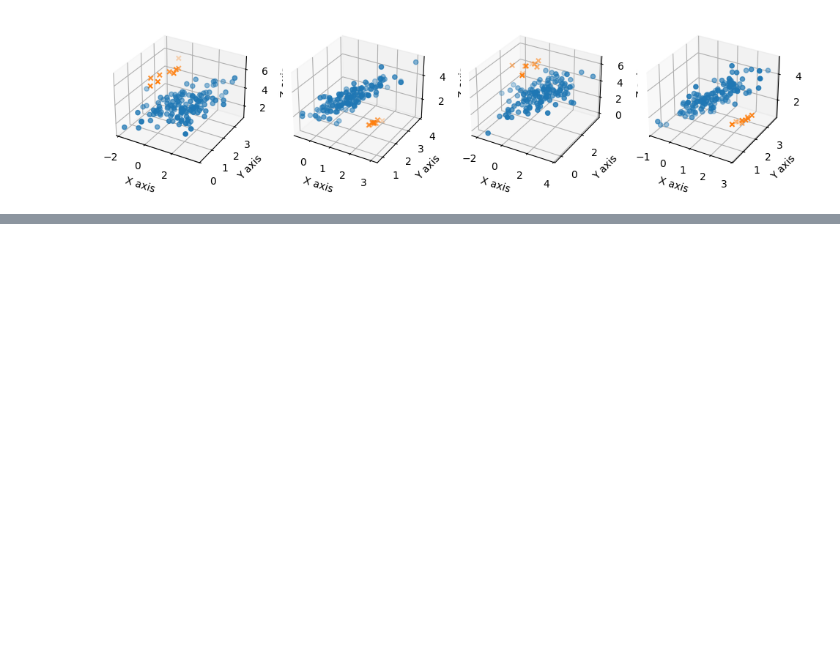
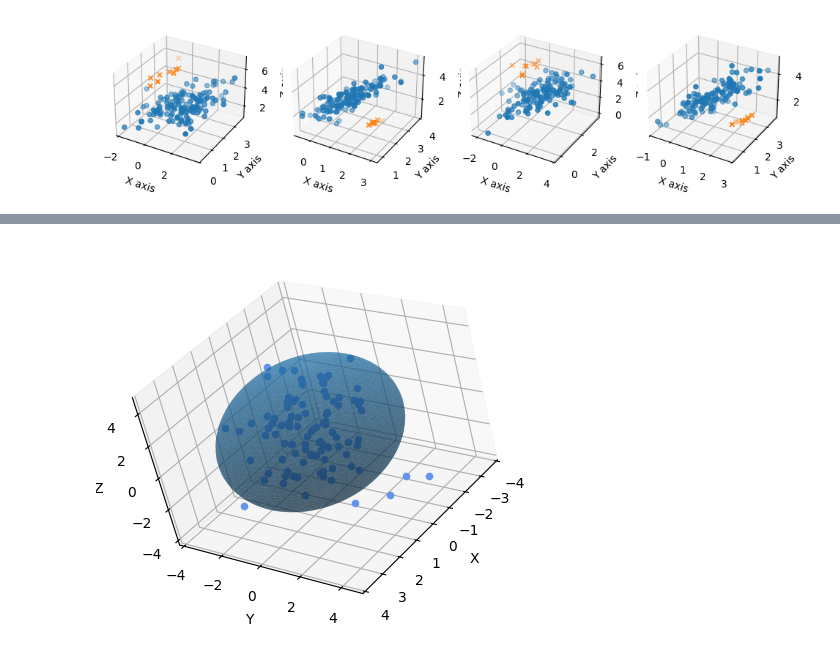
Before and after one commit to ananya-k15/data-depth, a Jupyter notebook: data_depth.ipynb, the cells around one changed output, grey strips where cells are left out. Saved outputs shown, nothing was run; the diff lists cells and outputs as text; code cells hidden in the pictures; blank space fills up the shorter version.

```diff
--- a/data_depth.ipynb
+++ b/data_depth.ipynb
@@ -311 +425,85 @@ def plot_convex_hull(ax, points, all, view=[30, 45, 15]) :
+# %%
+def plot_ellipsoid(points, all, ax=None, n_std=1.0, view=[30, 45, 15]):
+    """
+    Plots an ellipsoid for the given points.
+
+    Parameters:
+    - points: A numpy array or pandas DataFrame with shape (n, 3)
+    - ax: A matplotlib 3D axis object. If None, one will be created.
+    - n_std: Number of standard deviations to scale the ellipsoid.
+    - kwargs: Additional keyword arguments for the ellipsoid surface plot.
+
+    Returns:
+    - ax: The matplotlib 3D axis with the ellipsoid plot.
+    """
+    if isinstance(points, pd.DataFrame):
+        points = points.values
+
+    # Calculate the mean (center) of the points
+    center = np.mean(points, axis=0)
+
+    # Calculate the covariance matrix of the points
+    cov_matrix = np.cov(points, rowvar=False)
+    inv_cov_matrix = np.linalg.inv(cov_matrix)
+
+    # Get the eigenvalues and eigenvectors
+    eigenvalues, eigenvectors = eigh(cov_matrix)
+
+    # Create a grid for the ellipsoid
+    u = np.linspace(0, 2 * np.pi, 100)
+    v = np.linspace(0, np.pi, 100)
+    x = np.outer(np.cos(u), np.sin(v))
+    y = np.outer(np.sin(u), np.sin(v))
+    z = np.outer(np.ones_like(u), np.cos(v))
+
+    # Stack the grid into (3, 10000) shape
+    sphere_points = np.stack((x, y, z), axis=0).reshape(3, -1)
+
+    # Calculate Mahalanobis distance for the points
+    diff = points - center
+    mahalanobis_distances = np.sqrt(np.sum((diff @ inv_cov_matrix) * diff, axis=1))
+    max_distance = np.max(mahalanobis_distances)
+
+    # Scale the ellipsoid axes
+    radii = n_std * max_distance
+
+    # print(eigenvectors)
+    # print(np.diag([radii, radii, radii]))
+
+    # Apply the scaling and rotation
+    ellipsoid_points = np.dot(eigenvectors, np.diag([radii, radii, radii])).dot(sphere_points)
+
+    # Reshape back to (3, 100, 100)
+    x_ellipsoid = ellipsoid_points[0].reshape(x.shape) + center[0]
+    y_ellipsoid = ellipsoid_points[1].reshape(y.shape) + center[1]
+    z_ellipsoid = ellipsoid_points[2].reshape(z.shape) + center[2]
+
+    # Plot the ellipsoid
+    if ax is None:
+        fig = plt.figure()
+        ax = fig.add_subplot(111, projection='3d')
+
+    # Plot construction
+    ax.view_init(elev=view[0], azim=view[1], roll=view[2])
+
+    ax.plot_surface(x_ellipsoid, y_ellipsoid, z_ellipsoid, alpha=0.5)
+
+    for point in all:
+      ax.scatter(point[0], point[1], point[2], color='cornflowerblue', marker='o')
+
+    # Setting labels
+    ax.set_xlabel('X')
+    ax.set_ylabel('Y')
+    ax.set_zlabel('Z')
+
+
+# Example usage
+# Generate some random points
+points = np.random.multivariate_normal([0, 0, 0], np.diag([1, 2, 3]), size=100)
+
+# Plot the ellipsoid around the points
+ax = plot_ellipsoid(points, points)
+plt.show()
+# %% [output]
+[figure, added]
 # %%
```
Also changed, not shown: parts of 12 cells of this notebook, 11 other files.
